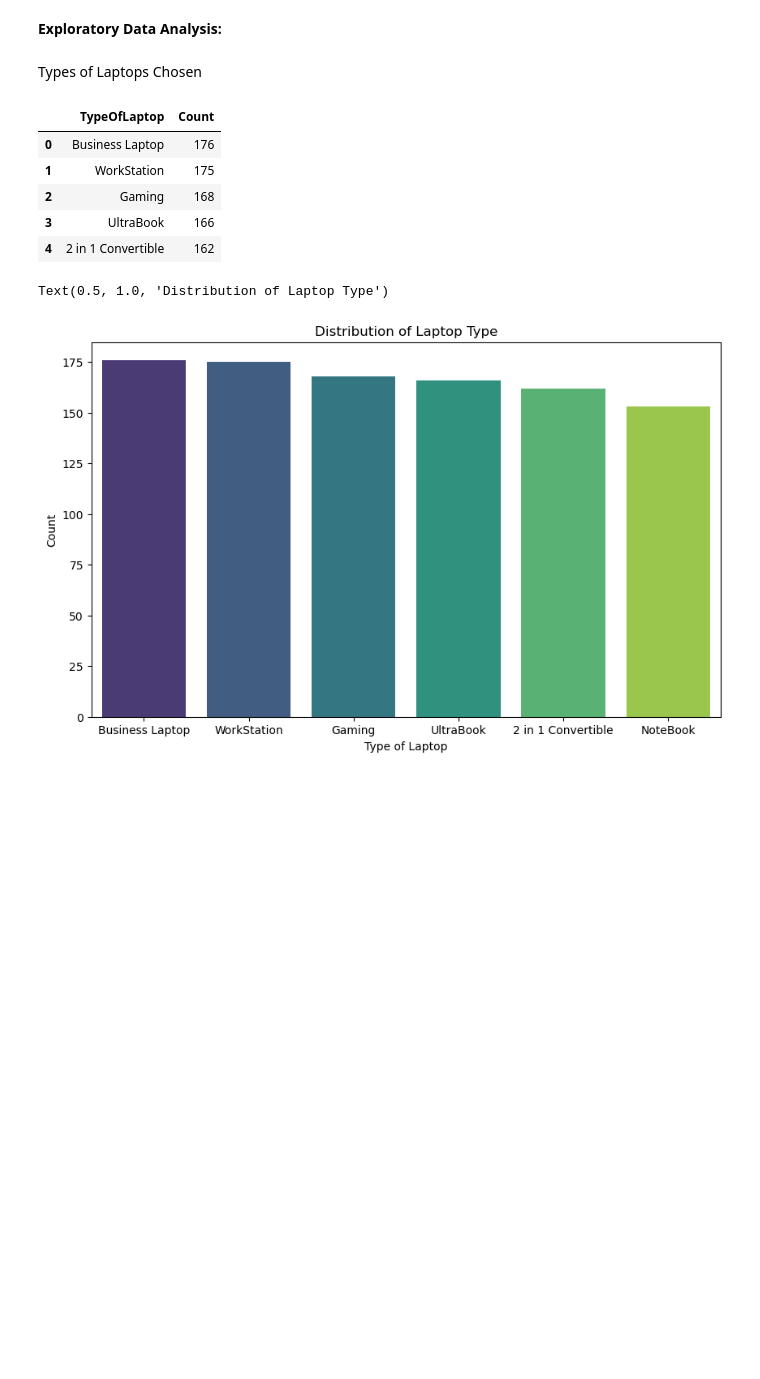
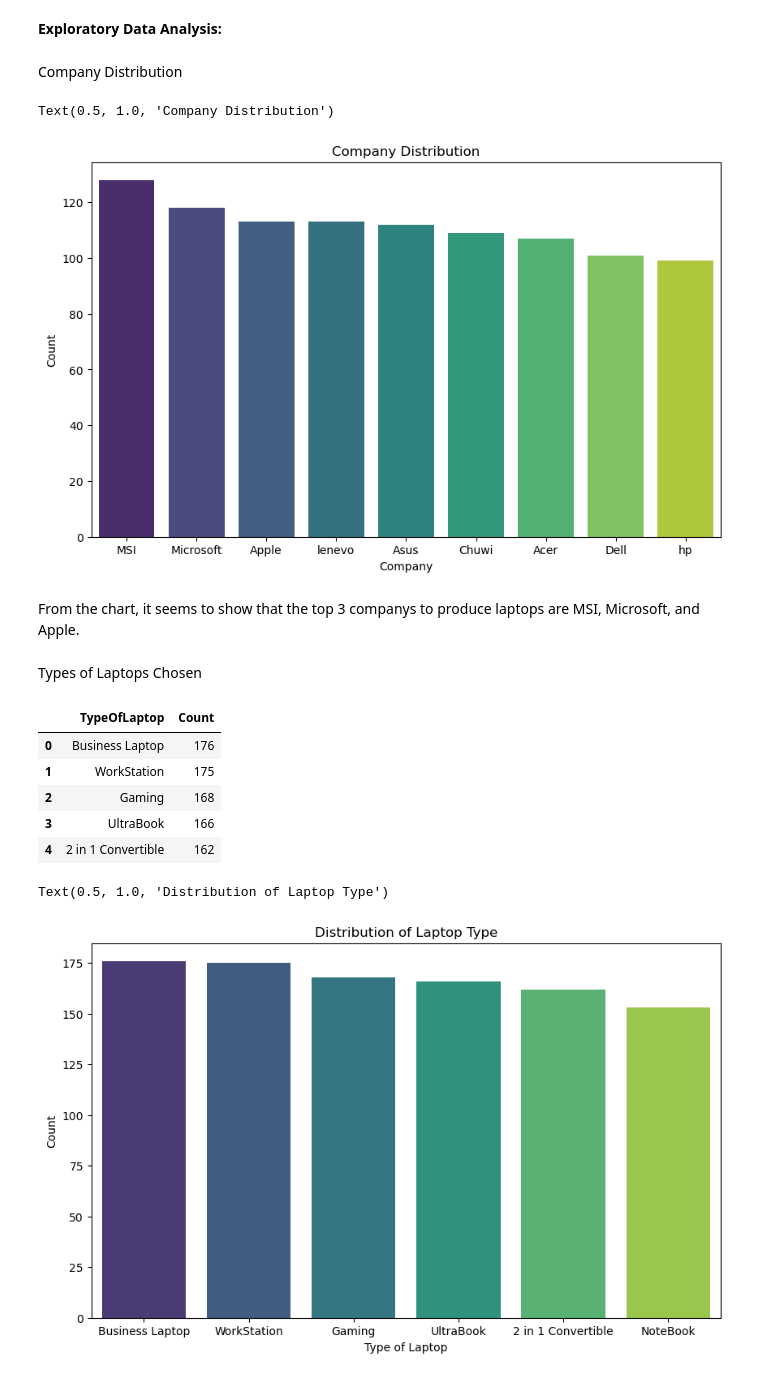
Before and after one commit to Kestrel86/laptopPriceEDA, a Jupyter notebook: laptopPriceEDA.ipynb, the cells around one changed output. Saved outputs shown, nothing was run; the diff lists cells and outputs as text; code cells hidden in the pictures; blank space fills up the shorter version.

```diff
--- a/laptopPriceEDA.ipynb
+++ b/laptopPriceEDA.ipynb
@@ -73,6 +73,23 @@ df.head()
 | 4 | Microsoft | Gaming | 12.649634 | Full HD | Intel Core i5 | 8GB | 512GB SSD | AMD Radeon RX 5600M | Windows 10 | ... |
 # %% [markdown]
 **Exploratory Data Analysis:**
+# %% [markdown]
+Company Distribution
+# %%
+company_count = df['CompanyName'].value_counts().reset_index()
+company_count.columns = ['CompanyName', 'Count']
+# %%
+plt.figure(figsize=(10,6))
+sns.barplot(x="CompanyName", y="Count",data=company_count, palette="viridis")
+plt.xlabel("Company")
+plt.ylabel("Count")
+# plt.xticks(rotation=45, ha='right')
+plt.title("Company Distribution")
+# %% [output]
+Text(0.5, 1.0, 'Company Distribution')
+[figure, added]
+# %% [markdown]
+From the chart, it seems to show that the top 3 companys to produce laptops are MSI, Microsoft, and Apple.
 # %% [markdown]
 Types of Laptops Chosen
 # %%
```
Also changed, not shown: parts of 13 cells of this notebook.
